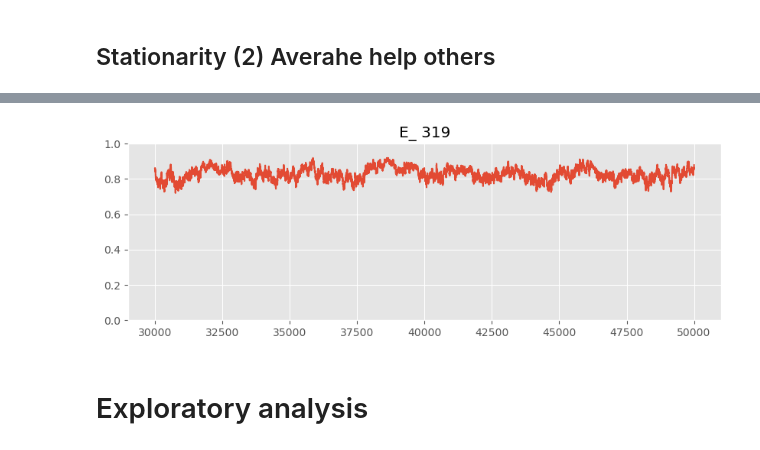
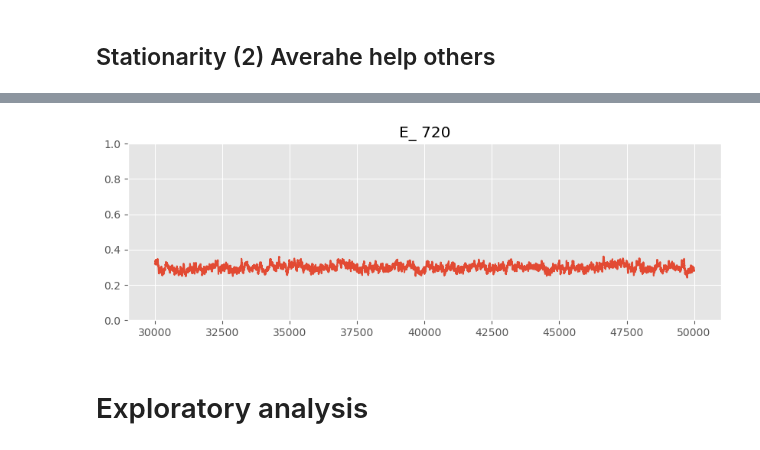
Before and after one commit to jismartin/kawesqarcoop, a Jupyter notebook: notebooks/lhs_analysis_exploration.ipynb, the cells around one changed output, grey strips where cells are left out. Saved outputs shown, nothing was run; the diff lists cells and outputs as text; code cells hidden in the pictures.

```diff
--- a/notebooks/lhs_analysis_exploration.ipynb
+++ b/notebooks/lhs_analysis_exploration.ipynb
@@ -8,5 +8,5 @@ plt.style.use('ggplot')
 # %% [markdown]
 # Preprocess LHS simulation results
 # %%
-path0='C:/Users/jisma/altamira/kawesqar24'
+path0='C:/Users/nacho/altamira/kawesqar26'
 # %%
@@ -222,14 +224,14 @@ plot_time_series(stationary_test[stationary_test['KPSS']]['experiment'], dfr,'(m
 # %%
 # Plot of the time series of one experiment (last 10000 steps)
-exp=319 #452
-df=pd.read_csv(path0+'/results/result_stats_exp_'+str(exp)+'.csv', sep=',', skiprows=range(6))
+exp= 720
+df=pd.read_csv(path0+'/results/stats/result_stats_exp_'+str(exp)+'.csv', sep=',', skiprows=range(6))
 fig, ax = plt.subplots(figsize=(10, 3))
 ax.plot(df['[step]'],df['(mean) average-help-others'])
 ax.set_title('E_ '+str(exp))
 ax.set_ylim(0, 1)
 plt.show()
 # %% [output]
-[figure, old version]
+[figure, new version]
 # %% [markdown]
 # Exploratory analysis
 # %%
```
Also changed, not shown: parts of 18 cells of this notebook, 27 other files.
